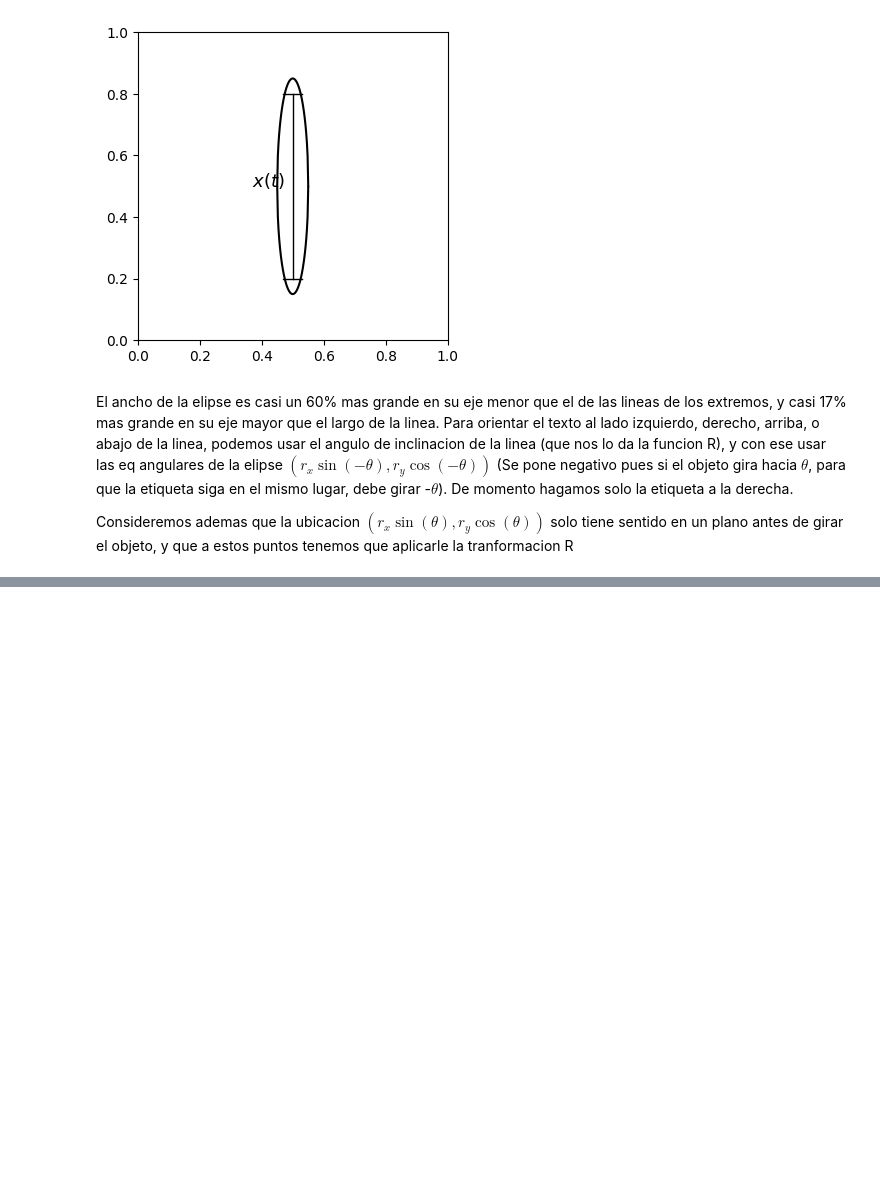
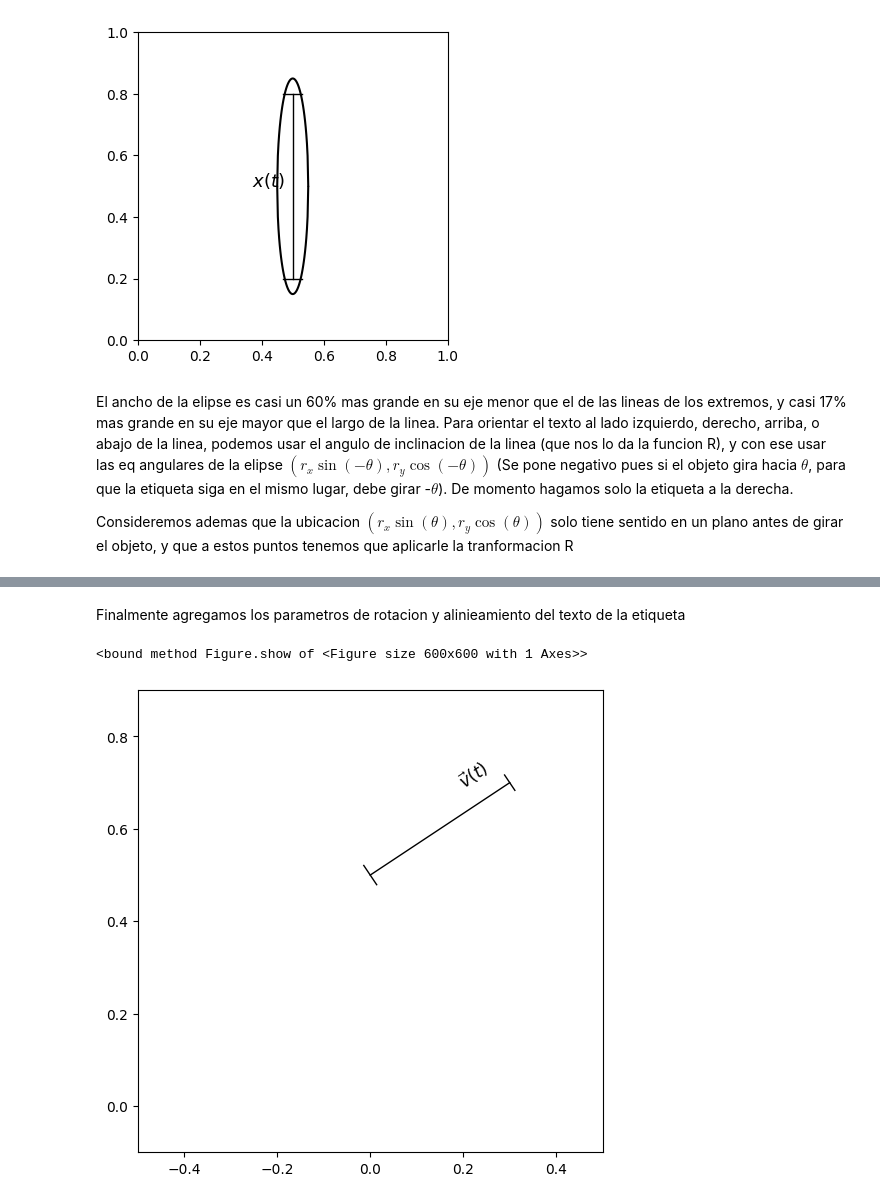
Before and after one commit to tzar-or/simulaciones_taller_de_fisica_unam_fc, a Jupyter notebook: linea-medida-sprite-test.ipynb, the cells around one changed output, grey strips where cells are left out. Cells and saved outputs as stored; diff of their text form; code cells hidden in the pictures; blank space fills up the shorter version.

Commit message:
Se agregan lineas de medida y superficies

```diff
--- a/linea-medida-sprite-test.ipynb
+++ b/linea-medida-sprite-test.ipynb
@@ -309,0 +306,57 @@ array([1, 2, 3, 8])
+# %% [markdown]
+Finalmente agregamos los parametros de rotacion y alinieamiento del texto de la etiqueta
+# %%
+#plano
+fig, ax = plt.subplots()
+fig.set_size_inches(6,6)
+ax.set_xlim(-0.5,0.5)
+ax.set_ylim(-0.1,.9)
+
+class Measure_line():
+    def __init__(self, ax, pos=[(0.0,0.0),(0.0,0.6)], tag="", tag_pos="left", tag_or = 0, weight=1):
+        self.ax = ax
+        self.pos = pos
+        self.tag = tag
+        self.tag_pos = tag_pos
+        self.tag_or = tag_or
+        self.weight = weight
+
+    def draw(self):
+        #variable de longitud
+        pos = self.pos
+        l = np.sqrt( (pos[0][0] - pos[1][0])**2 + (pos[0][1] - pos[1][1])**2 )
+
+        # definimos una función para hacer la rotación de un vecor
+        def R(x,y,pos = pos):
+            #definimos el angulo de la rotación
+            if( (pos[1][0]-pos[0][0])==0 ):
+                theta = 0 if (pos[1][1]-pos[0][1])<0 else np.pi
+            else:
+                theta = np.arctan( (pos[1][1]-pos[0][1])/(pos[1][0]-pos[0][0]) ) - np.pi/2
+            theta = theta if (pos[1][0]-pos[0][0])>0 else theta-np.pi
+            return np.append( np.matmul([x,y],[[np.cos(theta), np.sin(theta)],[-np.sin(theta),np.cos(theta)]])+np.array([pos[0][0], pos[0][1]]), theta)
+
+        # Creamos las tres lineas de la linea de medida
+        self.mline, = ax.plot([R(0,0)[0] , R(0,l)[0]], [R(0,0)[1] , R(0,l)[1]],color="k", lw=self.weight)
+        self.h1line, = ax.plot([R(-0.025*self.weight,0)[0] , R(0.025*self.weight,0)[0]],[R(-0.025*self.weight,0)[1] , R(0.025*self.weight,0)[1]],color="k", lw=self.weight)
+        self.h2line, = ax.plot([R(-0.02*self.weight,l)[0] , R(0.02*self.weight,l)[0]],[R(-0.02*self.weight,l)[1] , R(0.02*self.weight,l)[1]], color="k", lw=self.weight)
+
+        #creamos el texto
+        #extraemos el angulo de rotacion
+        theta = R(0,0)[2]
+        # Agregamos variable para ajustar alineamiento del texto de acuerdo a parametros del usuario
+        hor_al = "center" if self.tag_pos in ["center", "bottom", "top"] else self.tag_pos
+        #Se agrega un logatimo al texto para que no crezca de manera lineal con el peso, a diferencia del grosor de las lineas
+        self.tag = ax.text(0,0, self.tag, fontsize=18*np.log(self.weight+1), family = "serif", ha=hor_al, rotation=self.tag_or)
+        #Ajustamos el angulo de posicion del texto de acuerdo a tag_pos
+        ang = np.pi if self.tag_pos == "right" else 0 if self.tag_pos == "left" else -np.pi/2 if self.tag_pos == "top" else np.pi/2 if self.tag_pos == "bottom" else 0
+        self.tag.set_position( ( R(0.045*self.weight*np.cos(-theta+ang), l*1.3*self.weight*np.sin(-theta+ang)/2+l/2 )[0], R(0.045*self.weight*np.cos(-theta+ang), l*1.3*self.weight*np.sin(-theta+ang)/2+l/2))[1] - 0.015*self.weight)
+
+
+ml = Measure_line(ax, pos=[(0,0.5), (0.3,0.7)] ,weight=1, tag=r"$\vec{v}(t)$", tag_pos="bottom", tag_or = 35)
+ml.draw()
+
+fig.show
+# %% [output]
+<bound method Figure.show of <Figure size 600x600 with 1 Axes>>
+[figure, added]
```
Also changed, not shown: parts of 8 cells of this notebook, 2 other files.
